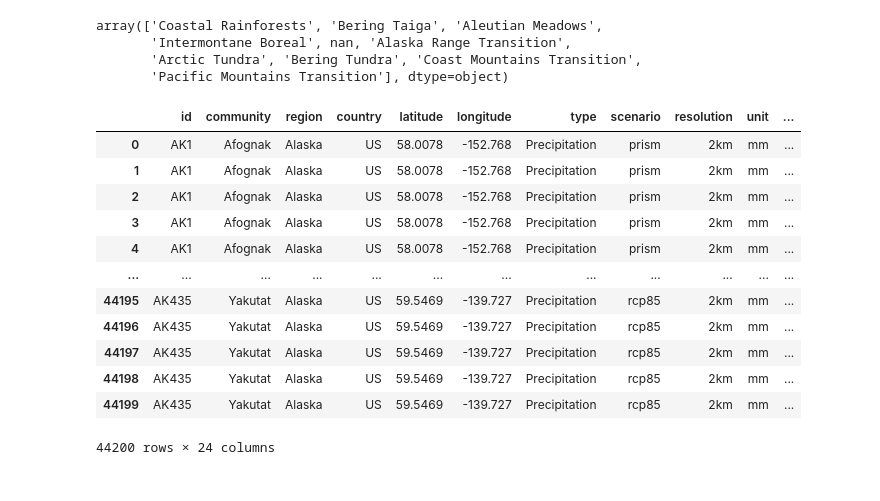
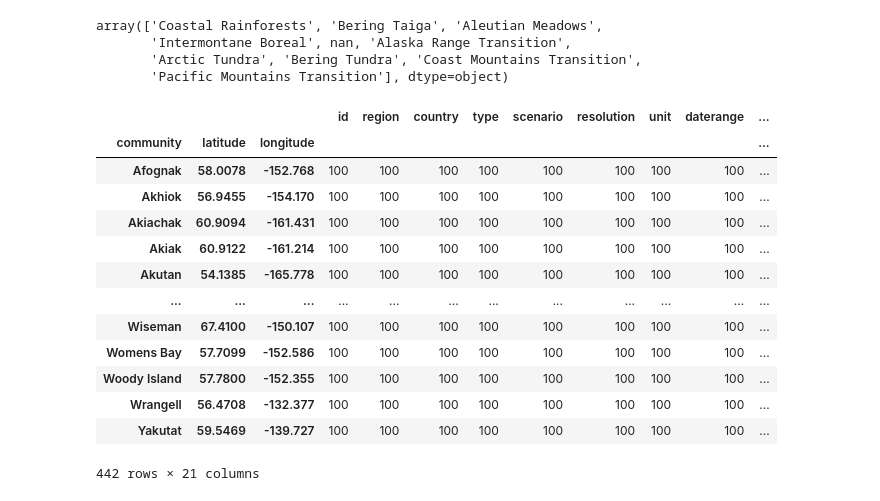
Before and after one commit to LVParkinson/Alaska-Berry-Futures, a Jupyter notebook: 2023.02.16_AK precipitation.ipynb, the cells around one changed output. Saved outputs shown, nothing was run; the diff lists cells and outputs as text; code cells hidden in the pictures.

```diff
--- a/2023.02.16_AK precipitation.ipynb
+++ b/2023.02.16_AK precipitation.ipynb
@@ -61,21 +63,22 @@ array(['Coastal Rainforests', 'Bering Taiga', 'Aleutian Meadows',
 
 columns_to_drop = [col for col in AK_precip.columns if 'Min' in col or 'Max' in col]
 AK_precip = AK_precip.drop(columns_to_drop, axis=1)
-# %%
-AK_precip
-# %% [output]
-|  | id | community | region | country | latitude | longitude | type | scenario | resolution | unit | ... |
-| 0 | AK1 | Afognak | Alaska | US | 58.0078 | -152.768 | Precipitation | prism | 2km | mm | ... |
-| 1 | AK1 | Afognak | Alaska | US | 58.0078 | -152.768 | Precipitation | prism | 2km | mm | ... |
-| 2 | AK1 | Afognak | Alaska | US | 58.0078 | -152.768 | Precipitation | prism | 2km | mm | ... |
-| 3 | AK1 | Afognak | Alaska | US | 58.0078 | -152.768 | Precipitation | prism | 2km | mm | ... |
-| 4 | AK1 | Afognak | Alaska | US | 58.0078 | -152.768 | Precipitation | prism | 2km | mm | ... |
-| ... | ... | ... | ... | ... | ... | ... | ... | ... | ... | ... | ... |
-| 44195 | AK435 | Yakutat | Alaska | US | 59.5469 | -139.727 | Precipitation | rcp85 | 2km | mm | ... |
-| 44196 | AK435 | Yakutat | Alaska | US | 59.5469 | -139.727 | Precipitation | rcp85 | 2km | mm | ... |
-| 44197 | AK435 | Yakutat | Alaska | US | 59.5469 | -139.727 | Precipitation | rcp85 | 2km | mm | ... |
-| 44198 | AK435 | Yakutat | Alaska | US | 59.5469 | -139.727 | Precipitation | rcp85 | 2km | mm | ... |
-| 44199 | AK435 | Yakutat | Alaska | US | 59.5469 | -139.727 | Precipitation | rcp85 | 2km | mm | ... |
-44200 rows × 24 columns
+# %%
+AK_precip.groupby(['community', 'latitude', 'longitude']).count()
+# %% [output]
+|  |  |  | id | region | country | type | scenario | resolution | unit | daterange | ... |
+| community | latitude | longitude |  |  |  |  |  |  |  |  | ... |
+| Afognak | 58.0078 | -152.768 | 100 | 100 | 100 | 100 | 100 | 100 | 100 | 100 | ... |
+| Akhiok | 56.9455 | -154.170 | 100 | 100 | 100 | 100 | 100 | 100 | 100 | 100 | ... |
+| Akiachak | 60.9094 | -161.431 | 100 | 100 | 100 | 100 | 100 | 100 | 100 | 100 | ... |
+| Akiak | 60.9122 | -161.214 | 100 | 100 | 100 | 100 | 100 | 100 | 100 | 100 | ... |
+| Akutan | 54.1385 | -165.778 | 100 | 100 | 100 | 100 | 100 | 100 | 100 | 100 | ... |
+| ... | ... | ... | ... | ... | ... | ... | ... | ... | ... | ... | ... |
+| Wiseman | 67.4100 | -150.107 | 100 | 100 | 100 | 100 | 100 | 100 | 100 | 100 | ... |
+| Womens Bay | 57.7099 | -152.586 | 100 | 100 | 100 | 100 | 100 | 100 | 100 | 100 | ... |
+| Woody Island | 57.7800 | -152.355 | 100 | 100 | 100 | 100 | 100 | 100 | 100 | 100 | ... |
+| Wrangell | 56.4708 | -132.377 | 100 | 100 | 100 | 100 | 100 | 100 | 100 | 100 | ... |
+| Yakutat | 59.5469 | -139.727 | 100 | 100 | 100 | 100 | 100 | 100 | 100 | 100 | ... |
+442 rows × 21 columns
 # %%
 regional_precip = AK_precip.groupby(['LEVEL_2','daterange']).mean().copy()#.reset_index().copy()
```
Also changed, not shown: parts of 4 cells of this notebook.
